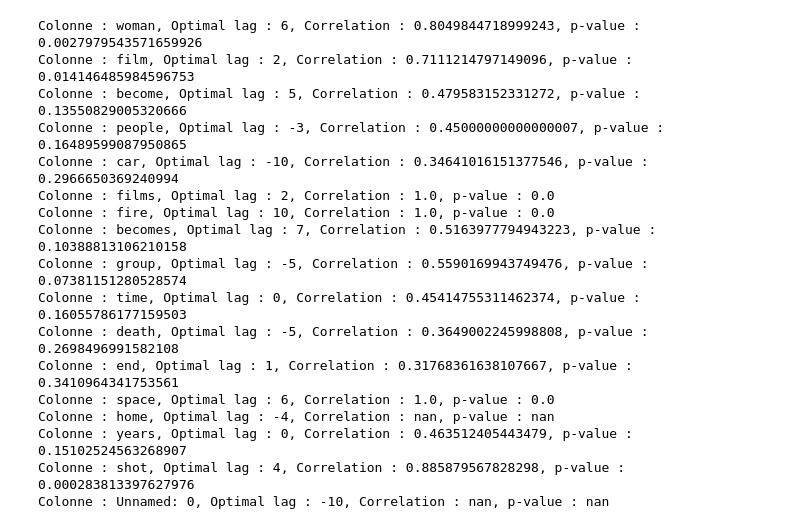
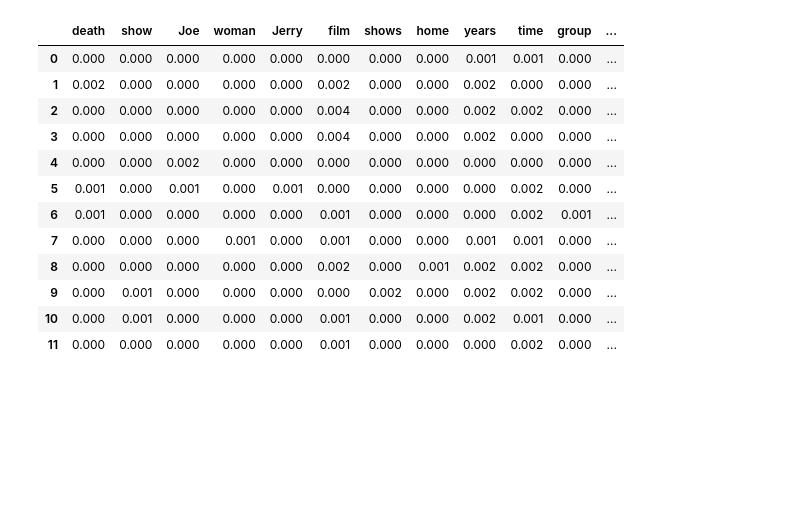
Before and after one commit to epfl-ada/ada-2024-project-analyticaldementialavengers, a Jupyter notebook: statistical analysis.ipynb, the cells around one changed output. Drawn from its saved outputs; the diff is of its cells as text; code cells hidden in the pictures; blank space fills up the shorter version.

```diff
--- a/statistical analysis.ipynb
+++ b/statistical analysis.ipynb
@@ -50,44 +65,16 @@ wf_summaries_filtered = wf_summaries_filtered.fillna(0)
-# %%
-results = {}
-
-for col in common_columns:
-    series_1 = wf_wikipedia_filtered[col].values
-    series_2 = wf_summaries_filtered[col].values
-
-    lags = np.arange(-len(series_1) + 1, len(series_2))
-    cross_corr = correlate(series_1, series_2, mode='full')
-
-    optimal_lag = lags[np.argmax(cross_corr)]
-
-    aligned_series_2 = np.roll(series_2, shift=optimal_lag)
-
-    try:
-        correlation, p_value = pearsonr(series_1, aligned_series_2)
-    except ValueError:
-        correlation, p_value = np.nan, np.nan
-
-    results[col] = {
-        'optimal_lag': optimal_lag,
-        'correlation': correlation,
-        'p_value': p_value
-    }
-
-    print(f"Colonne : {col}, Optimal lag : {optimal_lag}, Correlation : {correlation}, p-value : {p_value}")
-# %% [output]
-Colonne : woman, Optimal lag : 6, Correlation : 0.8049844718999243, p-value : 0.0027979543571659926
-Colonne : film, Optimal lag : 2, Correlation : 0.7111214797149096, p-value : 0.014146485984596753
-Colonne : become, Optimal lag : 5, Correlation : 0.479583152331272, p-value : 0.13550829005320666
-Colonne : people, Optimal lag : -3, Correlation : 0.45000000000000007, p-value : 0.16489599087950865
-Colonne : car, Optimal lag : -10, Correlation : 0.34641016151377546, p-value : 0.2966650369240994
-Colonne : films, Optimal lag : 2, Correlation : 1.0, p-value : 0.0
-Colonne : fire, Optimal lag : 10, Correlation : 1.0, p-value : 0.0
-Colonne : becomes, Optimal lag : 7, Correlation : 0.5163977794943223, p-value : 0.10388813106210158
-Colonne : group, Optimal lag : -5, Correlation : 0.5590169943749476, p-value : 0.07381151280528574
-Colonne : time, Optimal lag : 0, Correlation : 0.45414755311462374, p-value : 0.16055786177159503
-Colonne : death, Optimal lag : -5, Correlation : 0.3649002245998808, p-value : 0.2698496991582108
-Colonne : end, Optimal lag : 1, Correlation : 0.31768361638107667, p-value : 0.3410964341753561
-Colonne : space, Optimal lag : 6, Correlation : 1.0, p-value : 0.0
-Colonne : home, Optimal lag : -4, Correlation : nan, p-value : nan
-Colonne : years, Optimal lag : 0, Correlation : 0.463512405443479, p-value : 0.15102524563268907
-Colonne : shot, Optimal lag : 4, Correlation : 0.885879567828298, p-value : 0.000283813397627976
-Colonne : Unnamed: 0, Optimal lag : -10, Correlation : nan, p-value : nan
+# %%
+wf_wikipedia_filtered
+# %% [output]
+|  | death | show | Joe | woman | Jerry | film | shows | home | years | time | group | ... |
+| 0 | 0.000 | 0.000 | 0.000 | 0.000 | 0.000 | 0.000 | 0.000 | 0.000 | 0.001 | 0.001 | 0.000 | ... |
+| 1 | 0.002 | 0.000 | 0.000 | 0.000 | 0.000 | 0.002 | 0.000 | 0.000 | 0.002 | 0.000 | 0.000 | ... |
+| 2 | 0.000 | 0.000 | 0.000 | 0.000 | 0.000 | 0.004 | 0.000 | 0.000 | 0.002 | 0.002 | 0.000 | ... |
+| 3 | 0.000 | 0.000 | 0.000 | 0.000 | 0.000 | 0.004 | 0.000 | 0.000 | 0.002 | 0.000 | 0.000 | ... |
+| 4 | 0.000 | 0.000 | 0.002 | 0.000 | 0.000 | 0.000 | 0.000 | 0.000 | 0.000 | 0.000 | 0.000 | ... |
+| 5 | 0.001 | 0.000 | 0.001 | 0.000 | 0.001 | 0.000 | 0.000 | 0.000 | 0.000 | 0.002 | 0.000 | ... |
+| 6 | 0.001 | 0.000 | 0.000 | 0.000 | 0.000 | 0.001 | 0.000 | 0.000 | 0.000 | 0.002 | 0.001 | ... |
+| 7 | 0.000 | 0.000 | 0.000 | 0.001 | 0.000 | 0.001 | 0.000 | 0.000 | 0.001 | 0.001 | 0.000 | ... |
+| 8 | 0.000 | 0.000 | 0.000 | 0.000 | 0.000 | 0.002 | 0.000 | 0.001 | 0.002 | 0.002 | 0.000 | ... |
+| 9 | 0.000 | 0.001 | 0.000 | 0.000 | 0.000 | 0.000 | 0.002 | 0.000 | 0.002 | 0.002 | 0.000 | ... |
+| 10 | 0.000 | 0.001 | 0.000 | 0.000 | 0.000 | 0.001 | 0.000 | 0.000 | 0.002 | 0.001 | 0.000 | ... |
+| 11 | 0.000 | 0.000 | 0.000 | 0.000 | 0.000 | 0.001 | 0.000 | 0.000 | 0.000 | 0.002 | 0.000 | ... |
```
Also changed, not shown: parts of 13 cells of this notebook, 6 other files.
